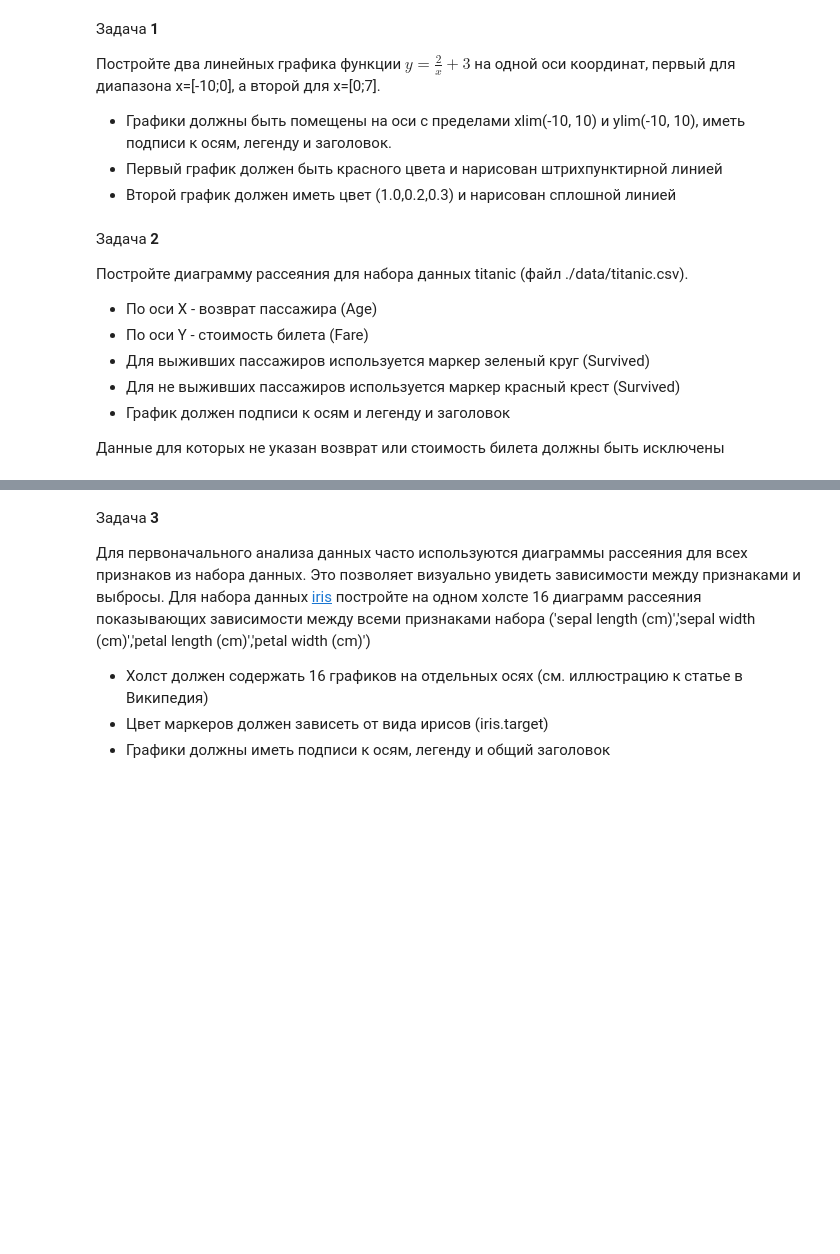
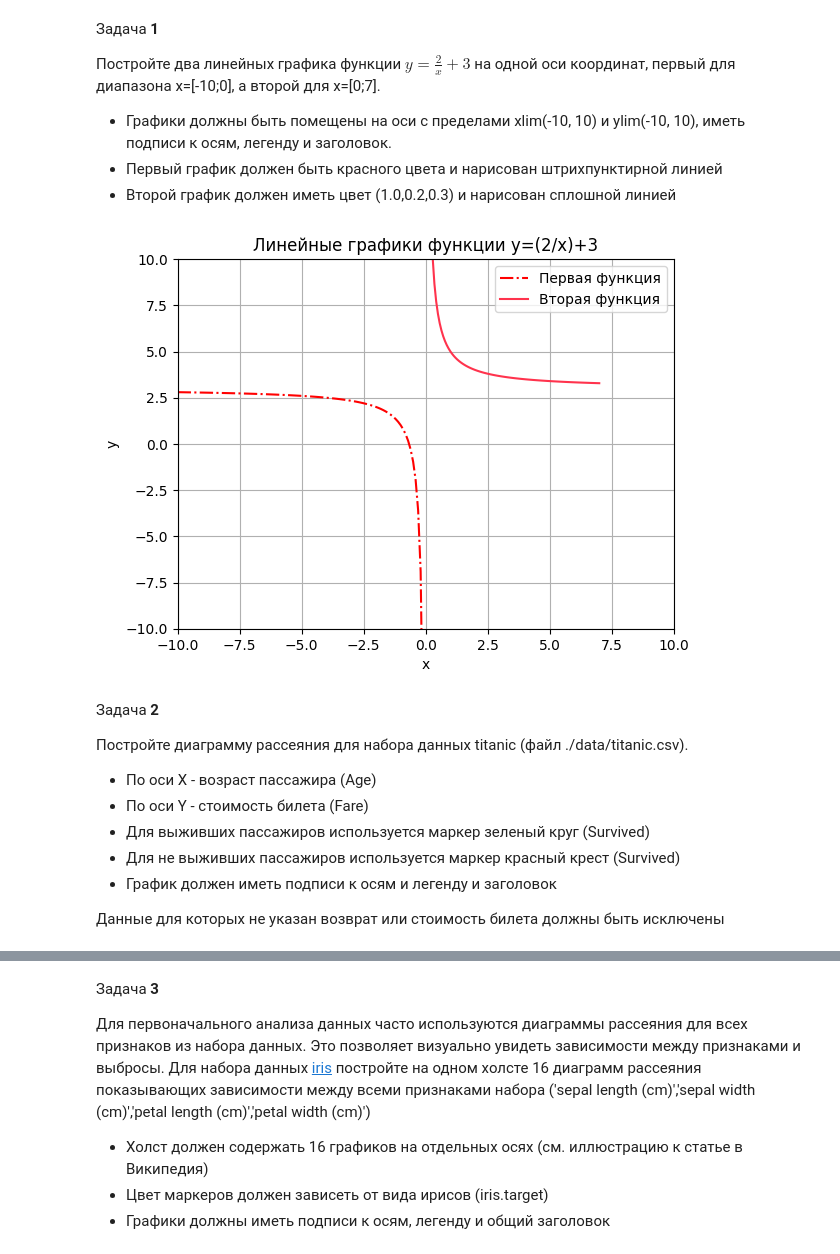
Before and after one commit to zaic-bsu/dap-2024, a Jupyter notebook: les05/lab.ipynb, the cells around one changed output, grey strips where cells are left out. Cells and saved outputs as stored; diff of their text form; code cells hidden in the pictures; blank space fills up the shorter version.

```diff
--- a/les05/lab.ipynb
+++ b/les05/lab.ipynb
@@ -28,12 +26,33 @@ Matplotlib version: 3.9.2
+# %%
+fig = plt.figure() # Определяет окно в котором всё будет делаться
+ax = plt.axes() # Axes - сама область координат
+
+x = np.linspace(-10, 0, 100) # Определяется область значений
+x1 = np.linspace(0, 7, 100)
+x = x[x != 0] # Исключаем 0
+x1 = x1[x1 != 0]
+
+ax.plot(x, (2/x) + 3, '-.r', label = "Первая функция") # Строим функции
+ax.plot(x1, (2/x1) + 3, color = (1.0,0.2,0.3), label = "Вторая функция")
+ax.set_xlim(-10, 10) # Выставляем пределы по x и y
+ax.set_ylim(-10, 10)
+ax.set_xlabel('x') # Подписываем оси x и y
+ax.set_ylabel('y')
+ax.legend()
+
+ax.set_title('Линейные графики функции y=(2/x)+3') # Подписываем заголовок
+ax.grid()
+# %% [output]
+[figure, added]
 # %% [markdown]
 Задача **2**
 
 Постройте диаграмму рассеяния для набора данных titanic (файл ./data/titanic.csv).
 
-* По оси X - возврат пассажира (Age)
+* По оси X - возраcт пассажира (Age)
 * По оси Y - стоимость билета (Fare)
 * Для выживших пассажиров используется маркер зеленый круг (Survived)
 * Для не выживших пассажиров используется маркер красный крест (Survived)
-* График должен подписи к осям и легенду и заголовок
+* График должен иметь подписи к осям и легенду и заголовок
 
 Данные для которых не указан возврат или стоимость билета должны быть исключены
```
Also changed, not shown: parts of 16 cells of this notebook.
